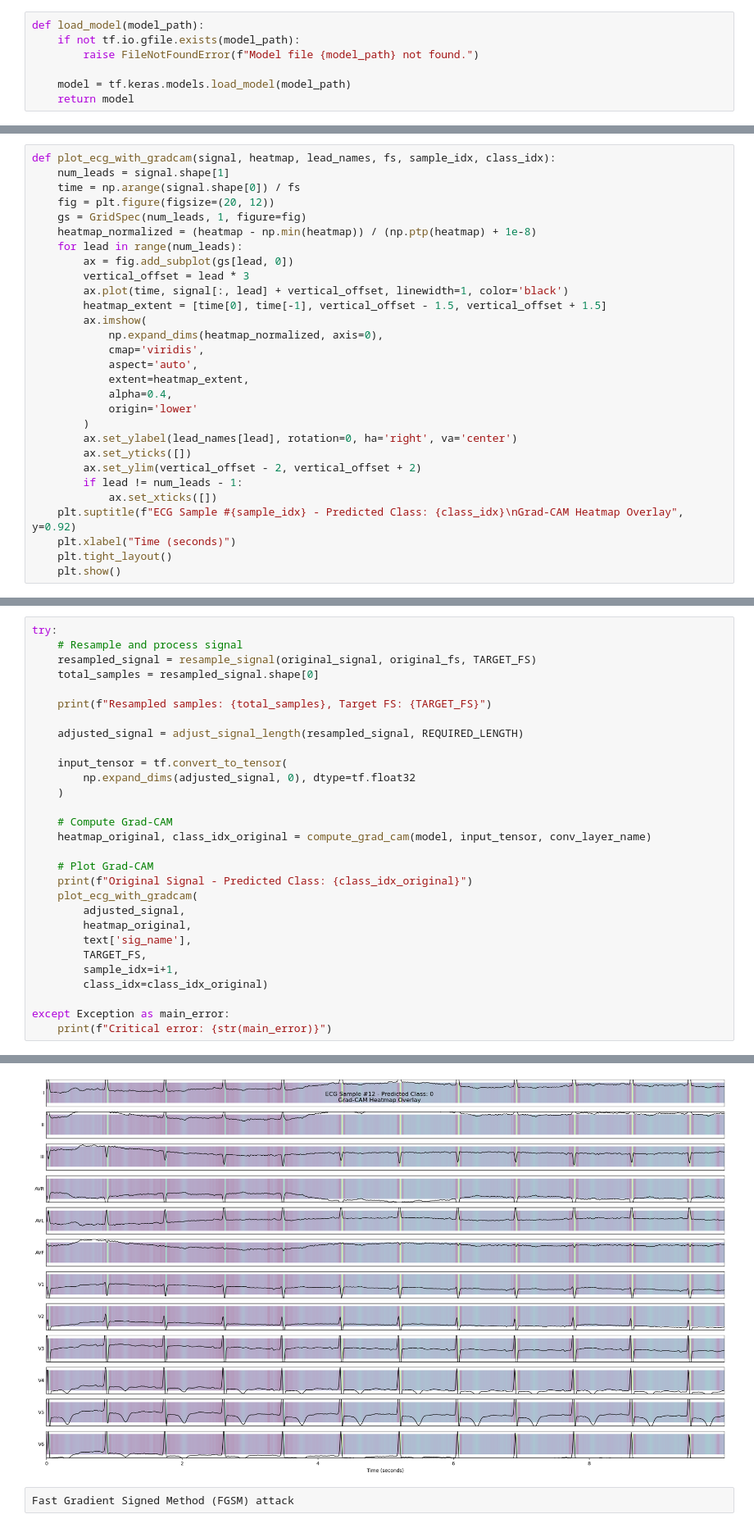
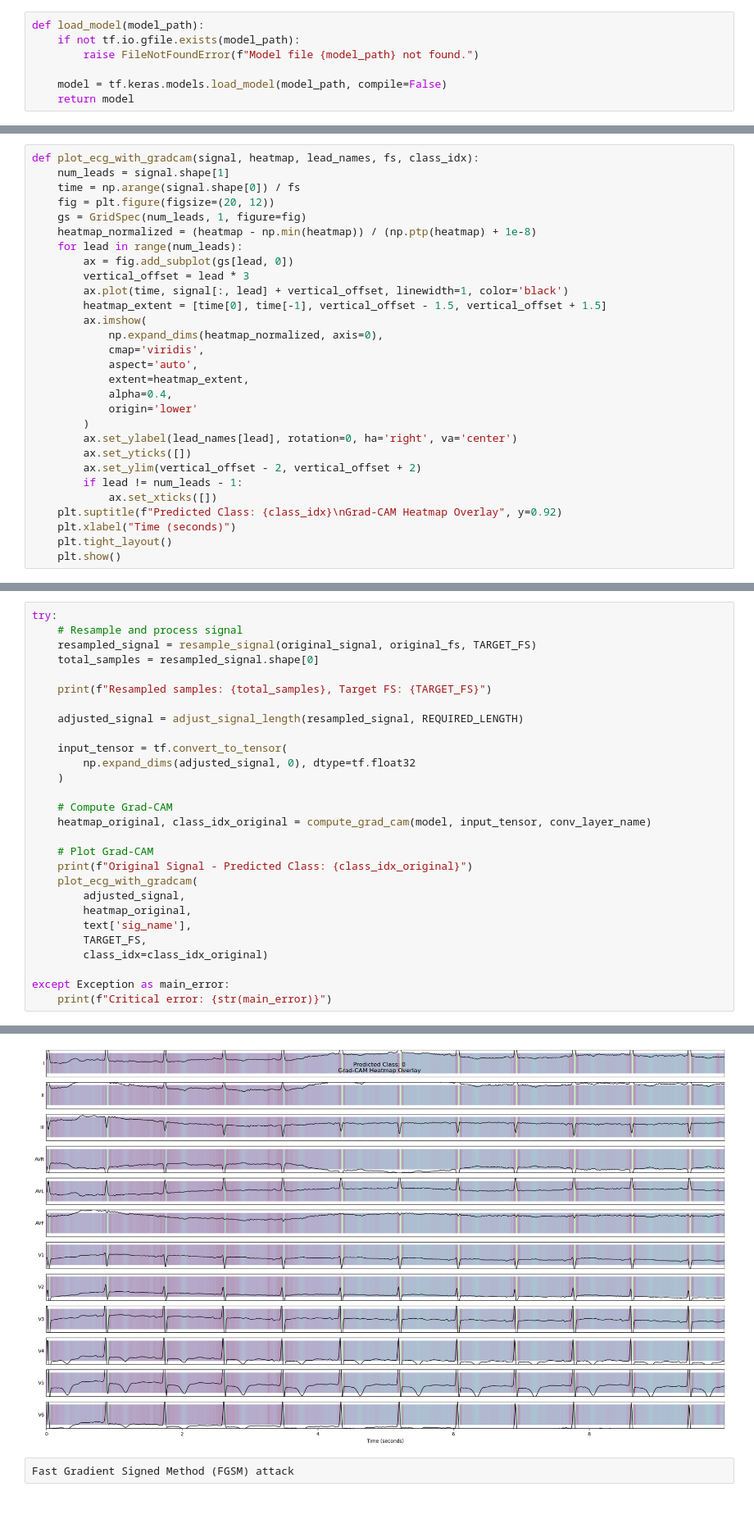
Before and after one commit to Amila999/ChagasXAI, a Jupyter notebook: NSTEMI_ECG.ipynb, the cells around one changed output, grey strips where cells are left out. Shown at 82% size. Saved outputs shown, nothing was run; the diff lists cells and outputs as text.

```diff
--- a/NSTEMI_ECG.ipynb
+++ b/NSTEMI_ECG.ipynb
@@ -14,7 +17,7 @@ def load_model(model_path):
     if not tf.io.gfile.exists(model_path):
         raise FileNotFoundError(f"Model file {model_path} not found.")
 
-    model = tf.keras.models.load_model(model_path)
+    model = tf.keras.models.load_model(model_path, compile=False)
     return model
 # %%
 def resample_signal(original_signal, original_fs, target_fs=100):
@@ -73,7 +76,7 @@ def compute_grad_cam(model, img_array, layer_name):
 
     return heatmap, class_idx.numpy()
 # %%
-def plot_ecg_with_gradcam(signal, heatmap, lead_names, fs, sample_idx, class_idx):
+def plot_ecg_with_gradcam(signal, heatmap, lead_names, fs, class_idx):
     num_leads = signal.shape[1]
     time = np.arange(signal.shape[0]) / fs
     fig = plt.figure(figsize=(20, 12))
@@ -97,7 +100,7 @@ def plot_ecg_with_gradcam(signal, heatmap, lead_names, fs, sample_idx, class_idx
         ax.set_ylim(vertical_offset - 2, vertical_offset + 2)
         if lead != num_leads - 1:
             ax.set_xticks([])
-    plt.suptitle(f"ECG Sample #{sample_idx} - Predicted Class: {class_idx}\nGrad-CAM Heatmap Overlay", y=0.92)
+    plt.suptitle(f"Predicted Class: {class_idx}\nGrad-CAM Heatmap Overlay", y=0.92)
     plt.xlabel("Time (seconds)")
     plt.tight_layout()
     plt.show()
@@ -199,35 +202,34 @@ except Exception as e:
 try:
     # Resample and process signal
     resampled_signal = resample_signal(original_signal, original_fs, TARGET_FS)
     total_samples = resampled_signal.shape[0]
 
     print(f"Resampled samples: {total_samples}, Target FS: {TARGET_FS}")
 
     adjusted_signal = adjust_signal_length(resampled_signal, REQUIRED_LENGTH)
 
     input_tensor = tf.convert_to_tensor(
         np.expand_dims(adjusted_signal, 0), dtype=tf.float32
     )
 
     # Compute Grad-CAM
     heatmap_original, class_idx_original = compute_grad_cam(model, input_tensor, conv_layer_name)
 
     # Plot Grad-CAM
     print(f"Original Signal - Predicted Class: {class_idx_original}")
     plot_ecg_with_gradcam(
         adjusted_signal,
         heatmap_original,
         text['sig_name'],
         TARGET_FS,
-        sample_idx=i+1,
         class_idx=class_idx_original)
 
 except Exception as main_error:
     print(f"Critical error: {str(main_error)}")
 # %% [output]
 Resampled samples: 1024, Target FS: 100
 Original Signal - Predicted Class: 0
-[figure, old version]
+[figure, new version]
 # %% [raw]
 Fast Gradient Signed Method (FGSM) attack
 # %%
```
Also changed, not shown: parts of 19 cells of this notebook.
